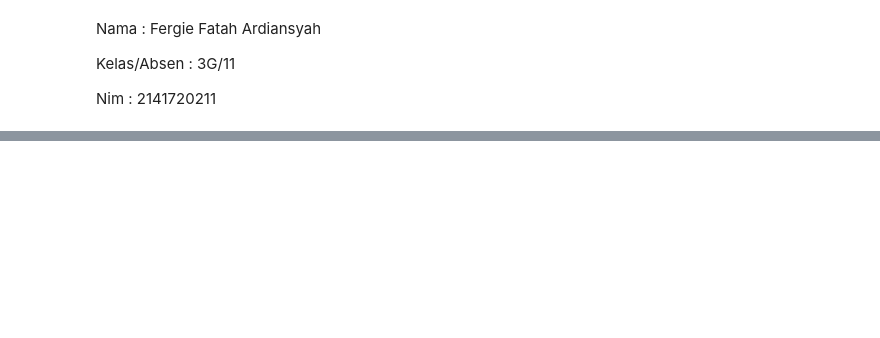
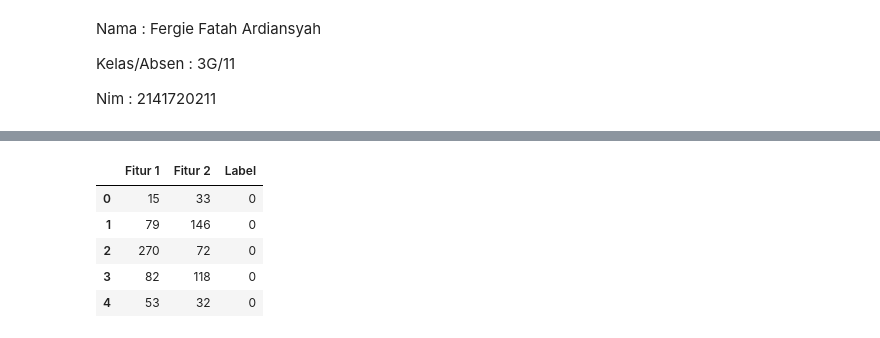
Before and after one commit to FergiFtA12/Machine_Learning, a Jupyter notebook: Praktikum_4.ipynb, the cells around one changed output, grey strips where cells are left out. Drawn from its saved outputs; the diff is of its cells as text; code cells hidden in the pictures; blank space fills up the shorter version.

```diff
--- a/Praktikum_4.ipynb
+++ b/Praktikum_4.ipynb
@@ -118,0 +14,23 @@ Text(113.92222222222219, 0.5, 'predicted label')
+# %%
+import numpy as np
+from sklearn.datasets import make_classification
+
+# Membuat data dummy
+# Hasil dari make_classification berupa data fitur X dan label y
+# Label y akan berupa data yang sudah di encode (angka)
+X,y = make_classification(n_samples=30, n_features=2, n_classes=2, n_informative=2, n_redundant=0, n_repeated=0, shuffle=False)
+
+# Secara defalt, make_classfication menghasilkan nilai float
+# Kita perlu merubah dalam bentuk diskrit
+
+# Absolutekan nilai
+X = np.absolute(X)
+
+# Bulatkan nilai ke 2 angka dibelakang koma
+# Kalikan dengan 100 supaya tidak ada lagi koma
+X = np.round(X, 2) * 100
+
+# Ubah ke dalam bentuk integer
+X = X.astype(int)
+print(X)
+print(y)
@@ -118,0 +73,25 @@ Text(113.92222222222219, 0.5, 'predicted label')
+# %%
+import pandas as pd
+
+# Reshape label y menjadi 2D
+# Hal ini dilakukan karena kita akan menggabungkannya dengan data fitur X
+y_new = y.reshape(len(y), 1)
+
+# Gabungkan fitur X dan label y dalam data array
+data = np.concatenate((X, y_new), axis=1)
+
+# Definisikan nama kolom
+nama_kolom = ['Fitur 1', 'Fitur 2', 'Label']
+
+# Buat Data Frame
+df = pd.DataFrame(data, columns=nama_kolom)
+
+# Cek Data Frame
+df.head()
+# %% [output]
+|  | Fitur 1 | Fitur 2 | Label |
+| 0 | 15 | 33 | 0 |
+| 1 | 79 | 146 | 0 |
+| 2 | 270 | 72 | 0 |
+| 3 | 82 | 118 | 0 |
+| 4 | 53 | 32 | 0 |
```
Also changed, not shown: parts of 23 cells of this notebook.
